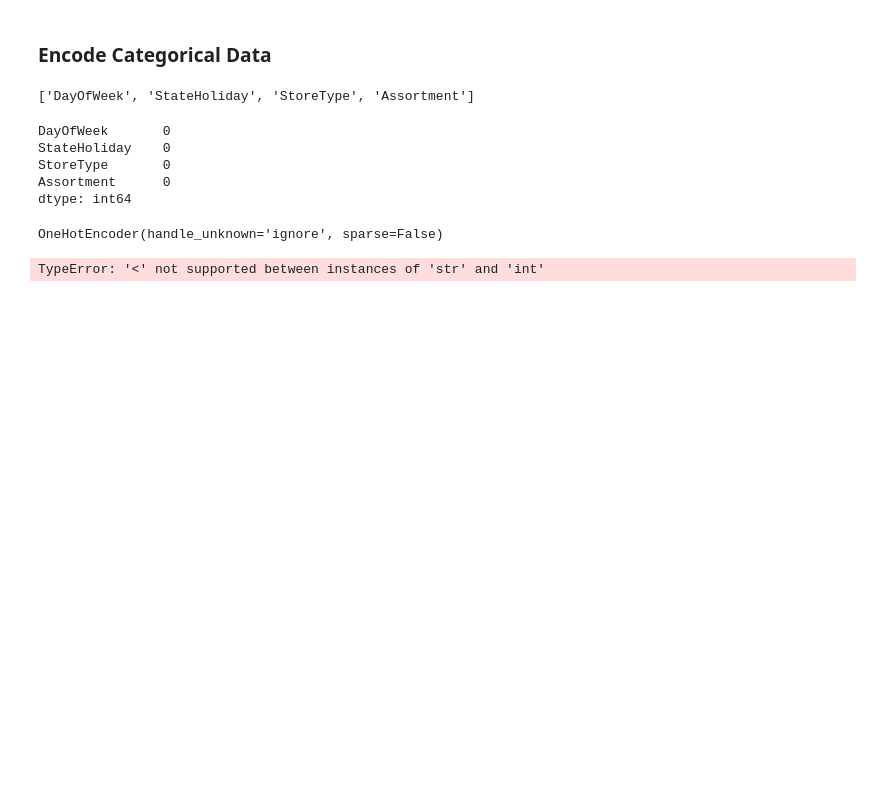
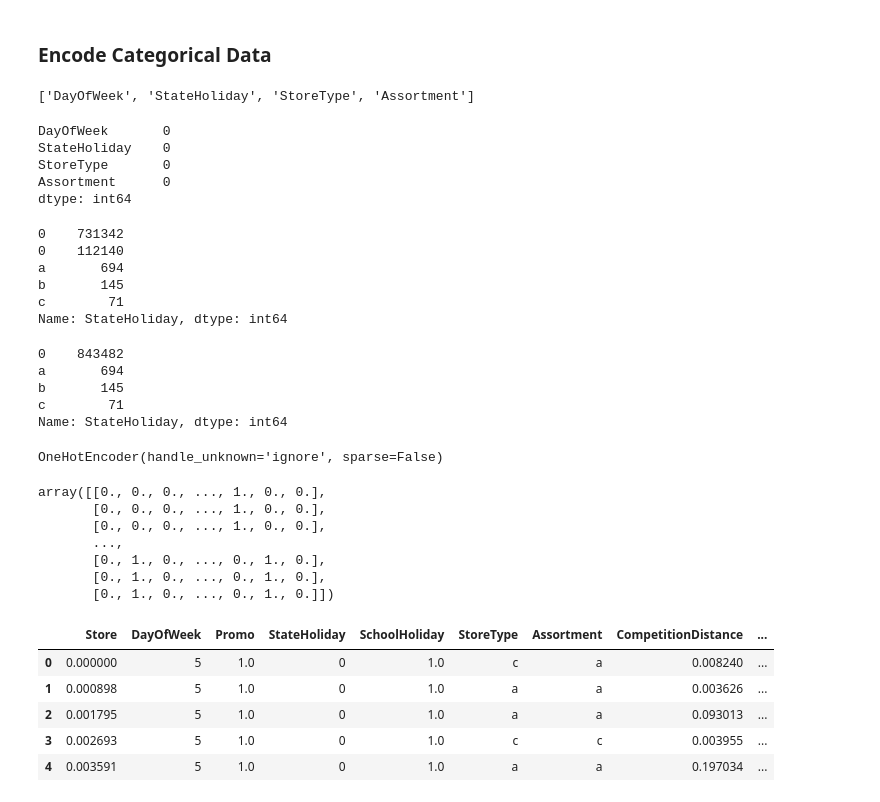
Before and after one commit to Neelam-Singhal/GradientBoostingModels, a Jupyter notebook: gbm.ipynb, the cells around one changed output. Saved outputs shown, nothing was run; the diff lists cells and outputs as text; code cells hidden in the pictures; blank space fills up the shorter version.

```diff
--- a/gbm.ipynb
+++ b/gbm.ipynb
@@ -358,4 +358,11 @@ StoreType       0
 Assortment      0
 dtype: int64
 # %%
-inputs.StateHoliday.value_counts
+inputs.StateHoliday.value_counts()
+# %% [output]
+0    731342
+0    112140
+a       694
+b       145
+c        71
+Name: StateHoliday, dtype: int64
@@ -362,3 +371,11 @@ inputs.StateHoliday.value_counts
+# %%
+inputs.StateHoliday.value_counts()
+# %% [output]
+0    843482
+a       694
+b       145
+c        71
+Name: StateHoliday, dtype: int64
 # %%
 onehotencode = OneHotEncoder(sparse=False, handle_unknown='ignore')
 
@@ -371,6 +385,21 @@ onehotencode.fit(inputs[['DayOfWeek', 'StoreType', 'Assortment']])
 # %% [output]
 OneHotEncoder(handle_unknown='ignore', sparse=False)
 # %%
-inputs[encoded_cols] = onehotencode.transform(inputs[categorical_cols])
+onehotencode.transform(inputs[categorical_cols])
 # %% [output]
-TypeError: '<' not supported between instances of 'str' and 'int'
+array([[0., 0., 0., ..., 1., 0., 0.],
+       [0., 0., 0., ..., 1., 0., 0.],
+       [0., 0., 0., ..., 1., 0., 0.],
+       ...,
+       [0., 1., 0., ..., 0., 1., 0.],
+       [0., 1., 0., ..., 0., 1., 0.],
+       [0., 1., 0., ..., 0., 1., 0.]])
+# %%
+inputs.head()
+# %% [output]
+|  | Store | DayOfWeek | Promo | StateHoliday | SchoolHoliday | StoreType | Assortment | CompetitionDistance | ... |
+| 0 | 0.000000 | 5 | 1.0 | 0 | 1.0 | c | a | 0.008240 | ... |
+| 1 | 0.000898 | 5 | 1.0 | 0 | 1.0 | a | a | 0.003626 | ... |
+| 2 | 0.001795 | 5 | 1.0 | 0 | 1.0 | a | a | 0.093013 | ... |
+| 3 | 0.002693 | 5 | 1.0 | 0 | 1.0 | c | c | 0.003955 | ... |
+| 4 | 0.003591 | 5 | 1.0 | 0 | 1.0 | a | a | 0.197034 | ... |
```
Also changed, not shown: parts of 3 cells of this notebook.
